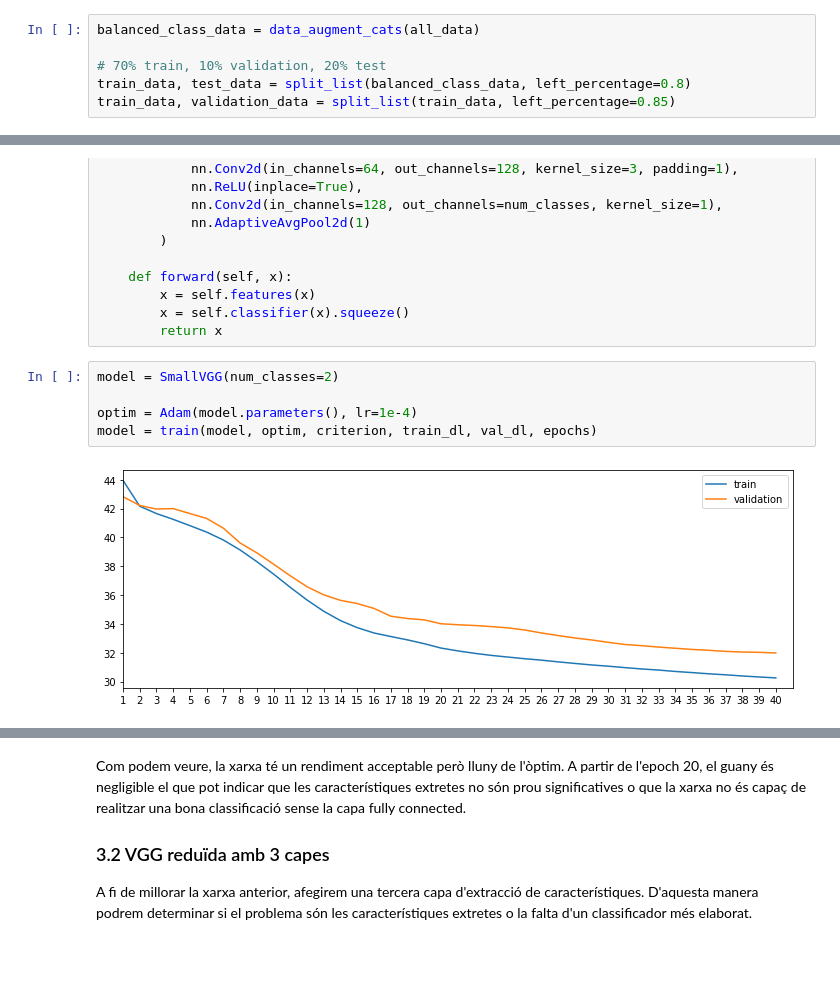
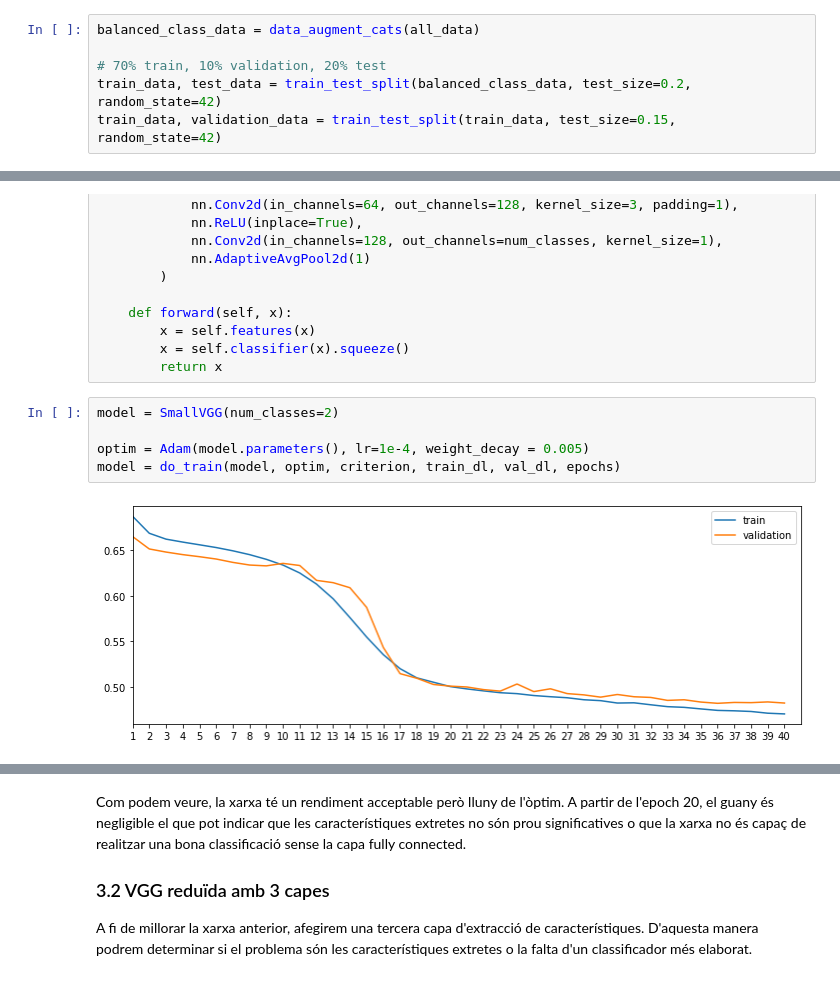
Before and after one commit to Fufuffu/aa_2324, a Jupyter notebook: Practica2/SolucioP2.ipynb, the cells around one changed output, grey strips where cells are left out. Drawn from its saved outputs; the diff is of its cells as text.

```diff
--- a/Practica2/SolucioP2.ipynb
+++ b/Practica2/SolucioP2.ipynb
@@ -100,8 +93,8 @@ for image_to_add in not_in_list:
 balanced_class_data = data_augment_cats(all_data)
 
 # 70% train, 10% validation, 20% test
-train_data, test_data = split_list(balanced_class_data, left_percentage=0.8)
-train_data, validation_data = split_list(train_data, left_percentage=0.85)
+train_data, test_data = train_test_split(balanced_class_data, test_size=0.2, random_state=42)
+train_data, validation_data = train_test_split(train_data, test_size=0.15, random_state=42)
 # %%
 def count_cats_and_dogs(data_points) -> dict:
     result = {"cats": 0, "dogs": 0}
@@ -387,10 +377,10 @@ class SmallVGG(nn.Module):
 # %%
 model = SmallVGG(num_classes=2)
 
-optim = Adam(model.parameters(), lr=1e-4)
-model = train(model, optim, criterion, train_dl, val_dl, epochs)
+optim = Adam(model.parameters(), lr=1e-4, weight_decay = 0.005)
+model = do_train(model, optim, criterion, train_dl, val_dl, epochs)
 # %% [output]
-[figure, old version]
+[figure, new version]
 # %%
 evaluate_performance(model, val_dl)
 # %% [output]
```
Also changed, not shown: parts of 48 cells of this notebook, 9 other files.
